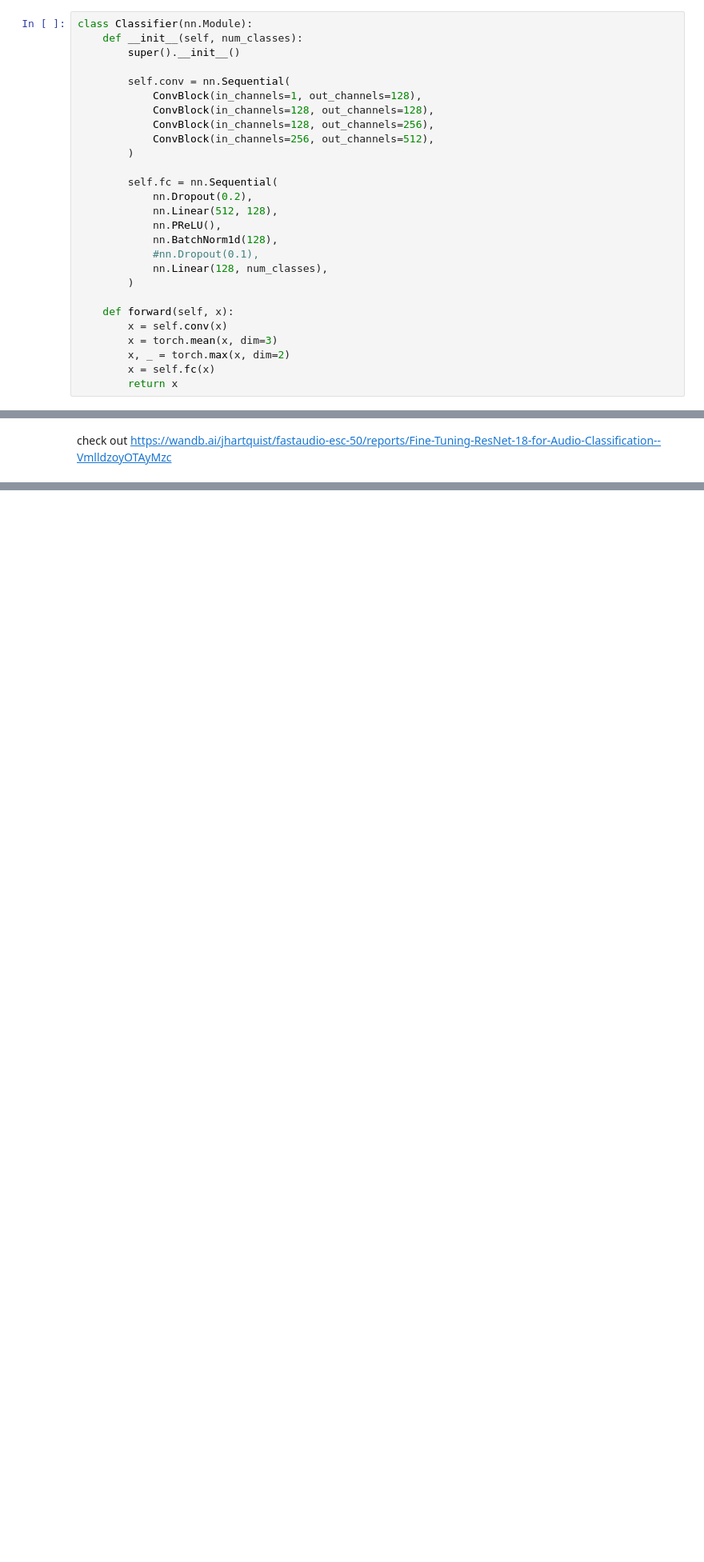
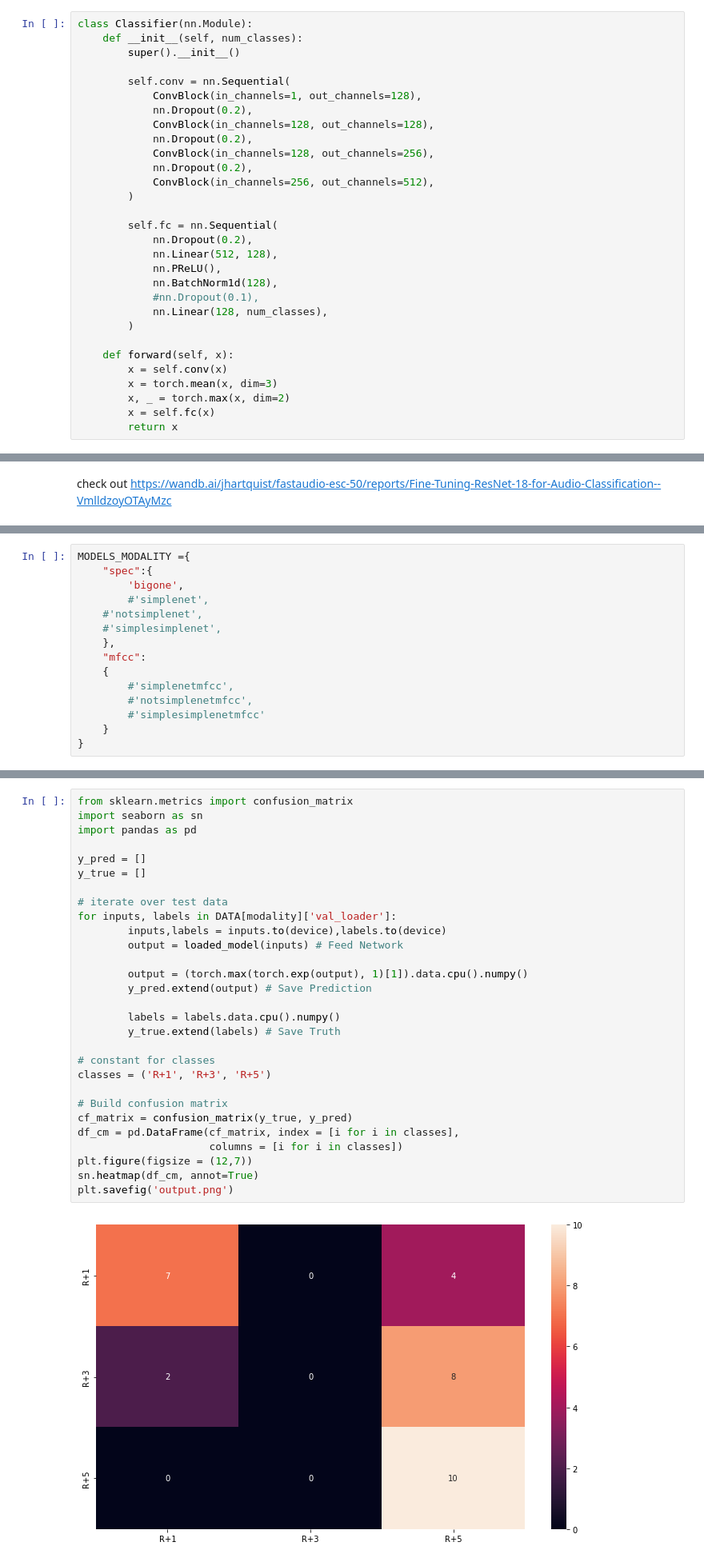
Before and after one commit to nprime496/building-floor-recognition, a Jupyter notebook: code/audio_classification.ipynb, the cells around one changed output, grey strips where cells are left out. Shown at 80% size. Cells and saved outputs as stored; diff of their text form; blank space fills up the shorter version.

```diff
--- a/code/audio_classification.ipynb
+++ b/code/audio_classification.ipynb
@@ -1233,8 +1207,11 @@ class Classifier(nn.Module):
 
         self.conv = nn.Sequential(
             ConvBlock(in_channels=1, out_channels=128),
+            nn.Dropout(0.2),
             ConvBlock(in_channels=128, out_channels=128),
+            nn.Dropout(0.2),
             ConvBlock(in_channels=128, out_channels=256),
+            nn.Dropout(0.2),
             ConvBlock(in_channels=256, out_channels=512),
         )
 
@@ -1509,0 +1567,15 @@ a = plot_spectrogram(val_set[8][0][0])
+# %%
+MODELS_MODALITY ={
+    "spec":{
+        'bigone',
+        #'simplenet',
+    #'notsimplenet',
+    #'simplesimplenet',
+    },
+    "mfcc":
+    {
+        #'simplenetmfcc',
+        #'notsimplenetmfcc',
+        #'simplesimplenetmfcc'
+    }
+}
@@ -1509,0 +1702,31 @@ a = plot_spectrogram(val_set[8][0][0])
+# %%
+from sklearn.metrics import confusion_matrix
+import seaborn as sn
+import pandas as pd
+
+y_pred = []
+y_true = []
+
+# iterate over test data
+for inputs, labels in DATA[modality]['val_loader']:
+        inputs,labels = inputs.to(device),labels.to(device)
+        output = loaded_model(inputs) # Feed Network
+
+        output = (torch.max(torch.exp(output), 1)[1]).data.cpu().numpy()
+        y_pred.extend(output) # Save Prediction
+
+        labels = labels.data.cpu().numpy()
+        y_true.extend(labels) # Save Truth
+
+# constant for classes
+classes = ('R+1', 'R+3', 'R+5')
+
+# Build confusion matrix
+cf_matrix = confusion_matrix(y_true, y_pred)
+df_cm = pd.DataFrame(cf_matrix, index = [i for i in classes],
+                     columns = [i for i in classes])
+plt.figure(figsize = (12,7))
+sn.heatmap(df_cm, annot=True)
+plt.savefig('output.png')
+# %% [output]
+[figure, added]
```
Also changed, not shown: parts of 73 cells of this notebook.
